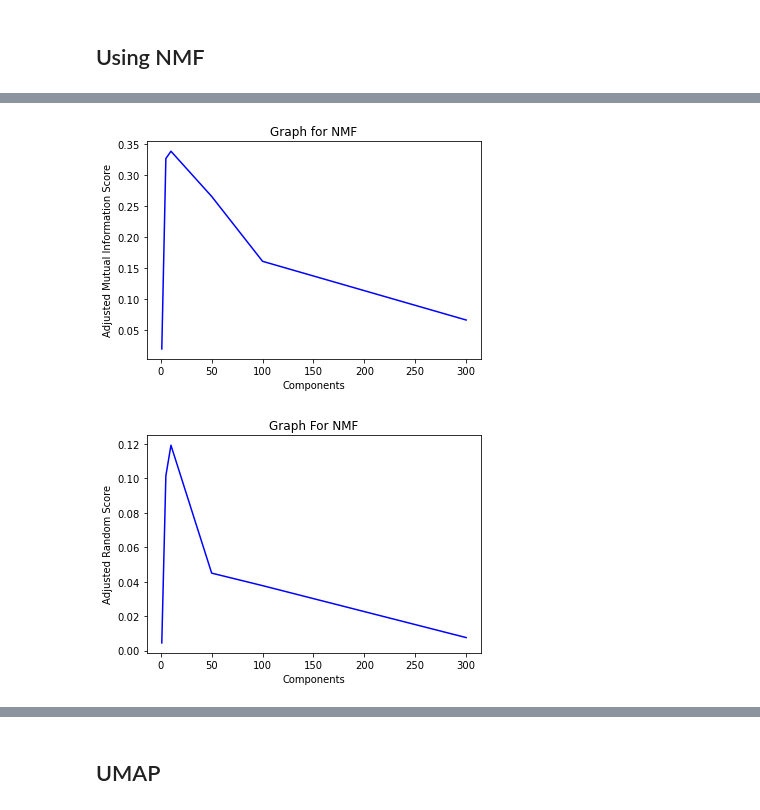
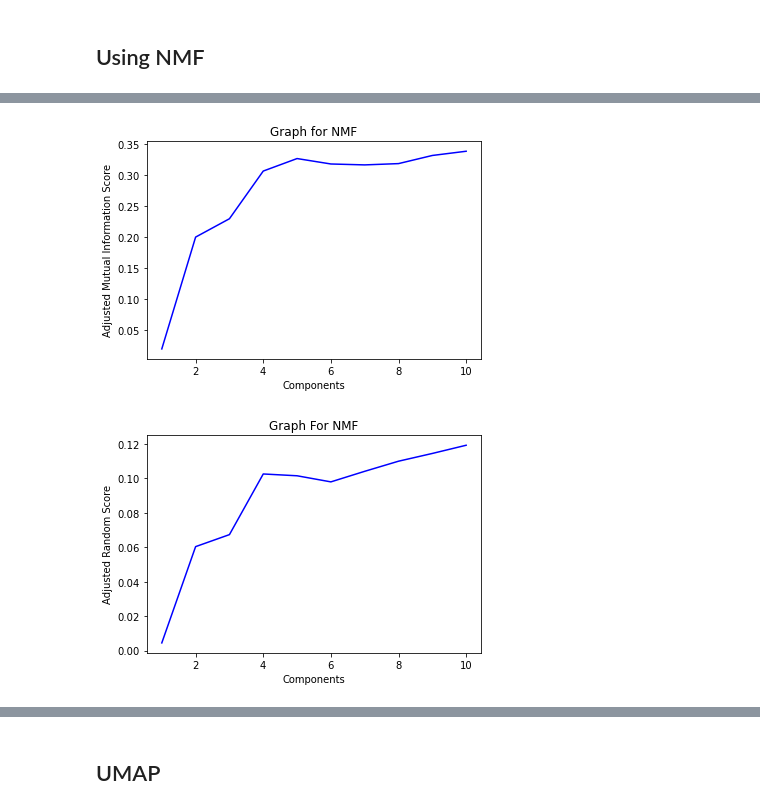
Before and after one commit to diplav09/Data-Representations-and-Clustering, a Jupyter notebook: Data_Representation_Clustering_Diplav.ipynb, the cells around one changed output, grey strips where cells are left out. Saved outputs shown, nothing was run; the diff lists cells and outputs as text; code cells hidden in the pictures.

```diff
--- a/Data_Representation_Clustering_Diplav.ipynb
+++ b/Data_Representation_Clustering_Diplav.ipynb
@@ -150,7 +150,7 @@ plt.show()
 # %% [output]
 [figure]
 # %%
-r = [1,2,3,5,10,20,50,100,300, 500, 1000]
+ranks = [1, 2, 3, 4, 5, 6, 7, 8, 9, 10, 20, 50, 100, 300]
 
 SVDScores_Homogeneity = []
 SVDScores_Completeness = []
@@ -159,7 +159,7 @@ SVDScores_AdjustedRandIndex = []
 SVDScores_Adjusted_mutual_information_score = []
 
 
-for k in r:
+for k in ranks:
     SVD = getSVD(k, tfidf_features)
     transformed = SVD.transform(tfidf_features)
     kmeans = KMeans(n_clusters=20, random_state=0, max_iter=3000, n_init=50).fit(transformed)
@@ -205,5 +198,5 @@ r[np.argmin(SVDScores_AdjustedRandIndex[1:])]
 # %%
-n_components = 1000
+n_components = 100
 
 SVD = getSVD(n_components, tfidf_features)
 transformed_features = SVD.transform(tfidf_features)
@@ -231,14 +222,14 @@ plot_mat(conf_mat[row[:, np.newaxis], colmn], xticklabels=colmn, yticklabels=row
 # %% [markdown]
 ## Using NMF
 # %%
-r = [1,5,10,50,100,300]
+ranks = [1, 2, 3, 4, 5, 6, 7, 8, 9, 10, 20, 50, 100, 300]
 NMFScores_Homogeneity = []
 NMFScores_Completeness = []
 NMFScores_V_measure = []
 NMFScores_AdjustedRandIndex = []
 NMFScores_Adjusted_mutual_information_score = []
 
-for k in r:
+for k in ranks:
     NMFmodel = getNMF(k, tfidf_features)
     transformed = NMFmodel.transform(tfidf_features)
     kmeans = KMeans(n_clusters=20, random_state=0, max_iter=3000, n_init=50).fit(transformed)
@@ -252,5 +251,5 @@ for k in r:
 # %%
-plt.plot(r, NMFScores_Adjusted_mutual_information_score, color='b')
+plt.plot(ranks[:10], NMFScores_Adjusted_mutual_information_score[:10], color='b')
 
 plt.xlabel("Components")
 plt.ylabel("Adjusted Mutual Information Score")
@@ -258,15 +257,15 @@ plt.title("Graph for NMF")
 
 plt.show()
 # %% [output]
-[figure, old version]
+[figure, new version]
 # %%
-plt.plot(r, NMFScores_AdjustedRandIndex, color='b')
+plt.plot(ranks[:10], NMFScores_AdjustedRandIndex[:10], color='b')
 
 plt.xlabel("Components")
 plt.ylabel("Adjusted Random Score")
 plt.title("Graph For NMF")
 
 plt.show()
 # %% [output]
-[figure, old version]
+[figure, new version]
 # %%
```
Also changed, not shown: parts of 28 cells of this notebook, 1 other file.
